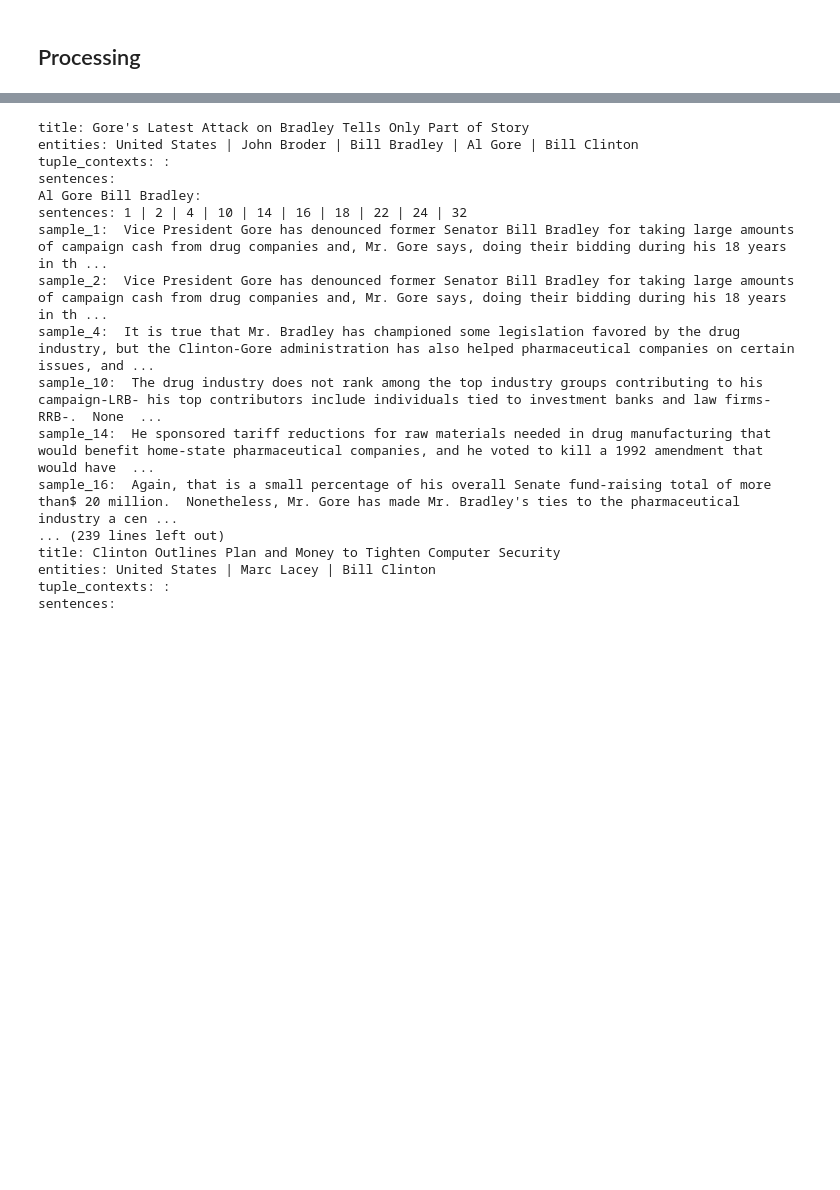
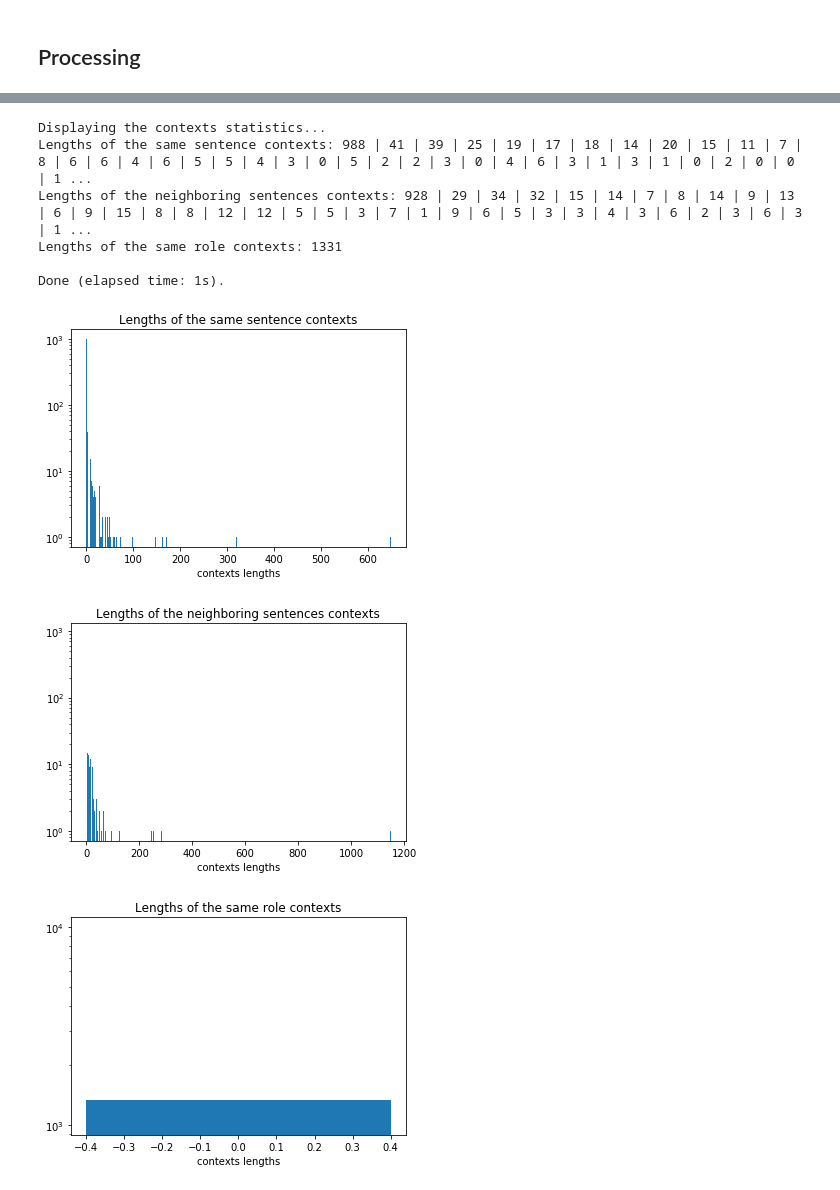
Before and after one commit to clementjumel/tesa, a Jupyter notebook: notebooks/database_creation_nyt.ipynb, the cells around one changed output, grey strips where cells are left out. Saved outputs shown, nothing was run; the diff lists cells and outputs as text; code cells hidden in the pictures; blank space fills up the shorter version.

```diff
--- a/notebooks/database_creation_nyt.ipynb
+++ b/notebooks/database_creation_nyt.ipynb
@@ -140,21 +130,13 @@ Done (elapsed time: 11s).
-# %%
-print(database)
-# %% [output]
-title: Gore's Latest Attack on Bradley Tells Only Part of Story
-entities: United States | John Broder | Bill Bradley | Al Gore | Bill Clinton
-tuple_contexts: :
-sentences:
-Al Gore Bill Bradley:
-sentences: 1 | 2 | 4 | 10 | 14 | 16 | 18 | 22 | 24 | 32
-sample_1:  Vice President Gore has denounced former Senator Bill Bradley for taking large amounts of campaign cash from drug companies and, Mr. Gore says, doing their bidding during his 18 years in th ...
-sample_2:  Vice President Gore has denounced former Senator Bill Bradley for taking large amounts of campaign cash from drug companies and, Mr. Gore says, doing their bidding during his 18 years in th ...
-sample_4:  It is true that Mr. Bradley has championed some legislation favored by the drug industry, but the Clinton-Gore administration has also helped pharmaceutical companies on certain issues, and ...
-sample_10:  The drug industry does not rank among the top industry groups contributing to his campaign-LRB- his top contributors include individuals tied to investment banks and law firms-RRB-.  None  ...
-sample_14:  He sponsored tariff reductions for raw materials needed in drug manufacturing that would benefit home-state pharmaceutical companies, and he voted to kill a 1992 amendment that would have  ...
-sample_16:  Again, that is a small percentage of his overall Senate fund-raising total of more than$ 20 million.  Nonetheless, Mr. Gore has made Mr. Bradley's ties to the pharmaceutical industry a cen ...
-... (239 lines left out)
-title: Clinton Outlines Plan and Money to Tighten Computer Security
-entities: United States | Marc Lacey | Bill Clinton
-tuple_contexts: :
-sentences:
+# %%
+database.display_contexts_stats()
+# %% [output]
+Displaying the contexts statistics...
+Lengths of the same sentence contexts: 988 | 41 | 39 | 25 | 19 | 17 | 18 | 14 | 20 | 15 | 11 | 7 | 8 | 6 | 6 | 4 | 6 | 5 | 5 | 4 | 3 | 0 | 5 | 2 | 2 | 3 | 0 | 4 | 6 | 3 | 1 | 3 | 1 | 0 | 2 | 0 | 0 | 1 ...
+Lengths of the neighboring sentences contexts: 928 | 29 | 34 | 32 | 15 | 14 | 7 | 8 | 14 | 9 | 13 | 6 | 9 | 15 | 8 | 8 | 12 | 12 | 5 | 5 | 3 | 7 | 1 | 9 | 6 | 5 | 3 | 3 | 4 | 3 | 6 | 2 | 3 | 6 | 3 | 1 ...
+Lengths of the same role contexts: 1331
+
+Done (elapsed time: 1s).
+[figure, added]
+[figure, added]
+[figure, added]
 # %%
```
Also changed, not shown: parts of 26 cells of this notebook, 4 other files.
